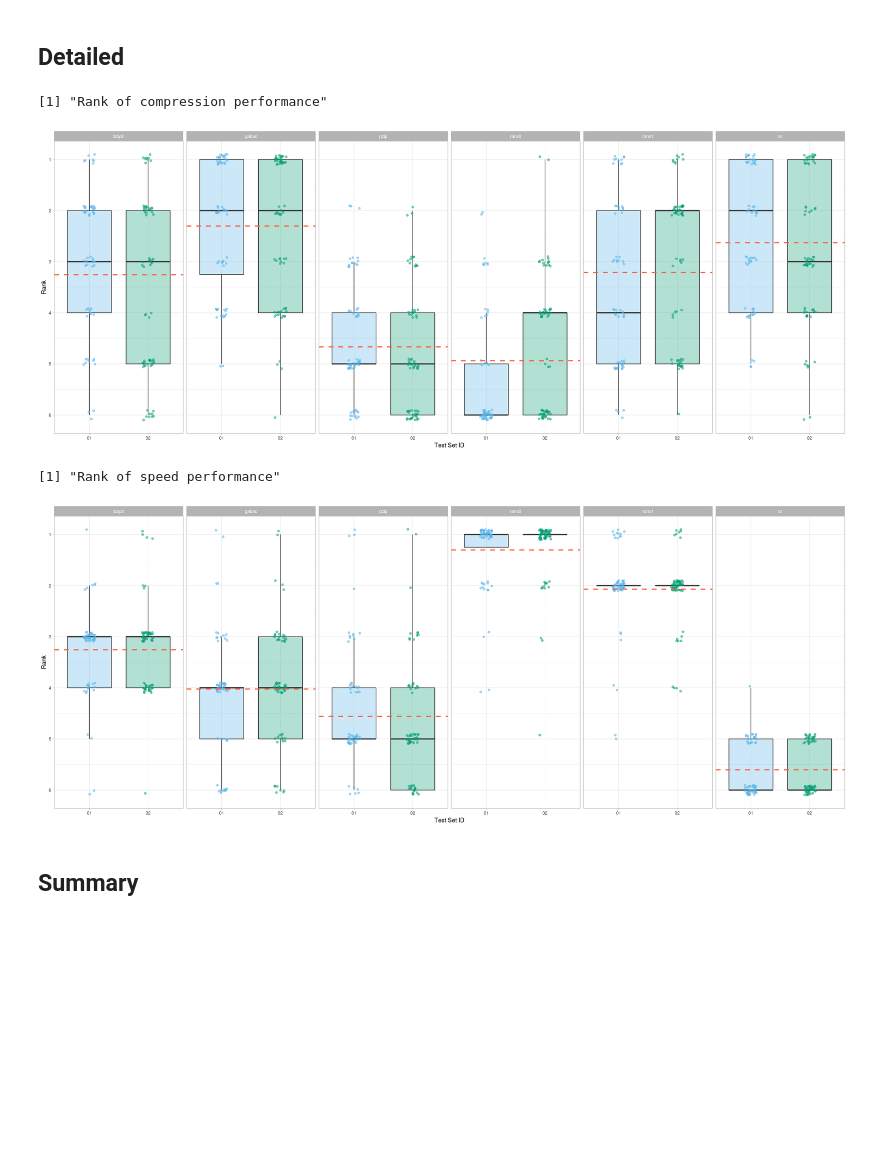
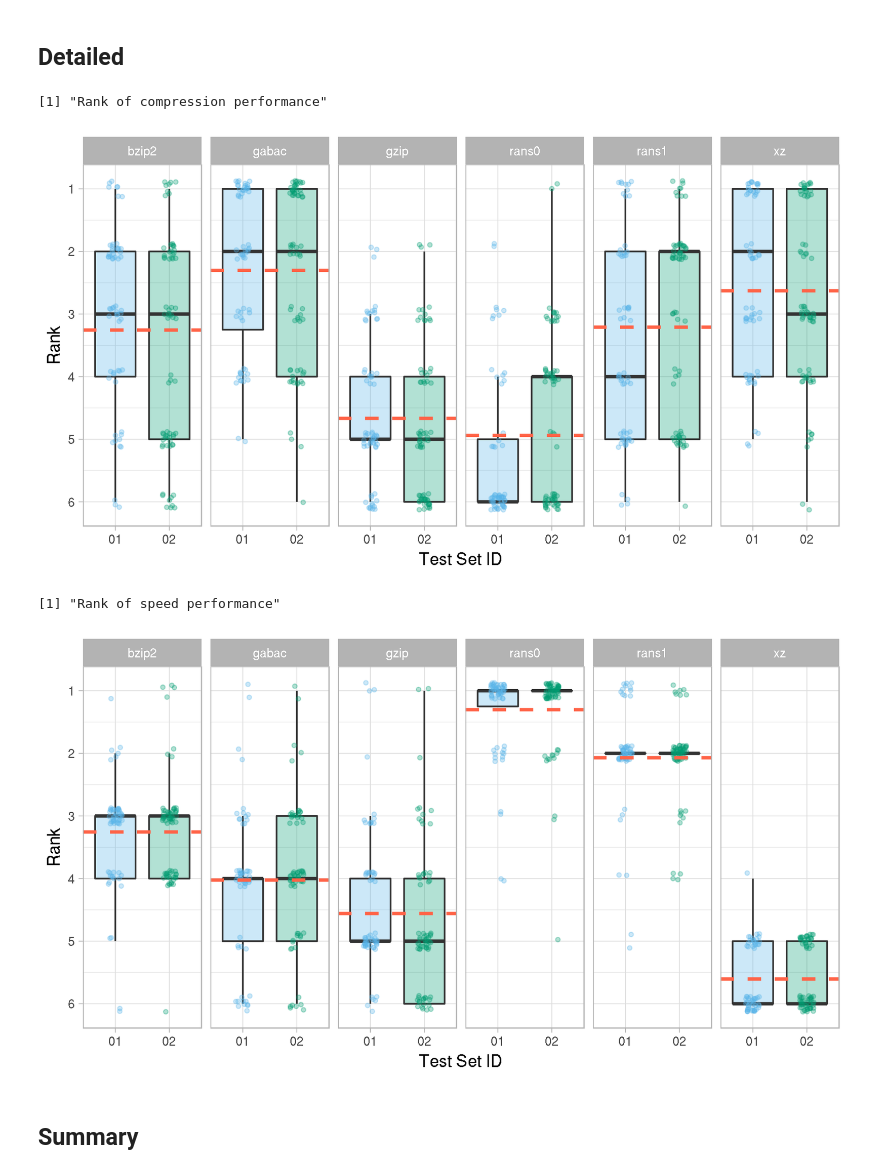
Before and after one commit to voges/gabac, a Jupyter notebook: scripts/codec_comparison/plots.ipynb, the cells around one changed output. Saved outputs shown, nothing was run; the diff lists cells and outputs as text; code cells hidden in the pictures; blank space fills up the shorter version.

Commit message:
New plots

```diff
--- a/scripts/codec_comparison/plots.ipynb
+++ b/scripts/codec_comparison/plots.ipynb
@@ -84,42 +84,42 @@ cbPalette <- c("#56B4E9", "#009E73", "#999999", "#E69F00", "#F0E442", "#0072B2",
 print("Rank of compression performance")
 ggplot2::ggplot(dataframe, aes(x = as.factor(test_set), y = compression_rank)) +
   ggplot2::geom_boxplot(aes(fill = as.factor(test_set)), outlier.shape = NA, alpha = 0.3) +
-  ggplot2::geom_jitter(aes(color = as.factor(test_set)), size = 1.5, width = 0.1, height = 0.1, alpha = 0.5) +
+  ggplot2::geom_jitter(aes(color = as.factor(test_set)), size = 1, width = 0.13, height = 0.13, alpha = 0.3) +
   ggplot2::geom_hline(data = means, aes(yintercept = mean_compression_rank), linetype = "dashed", color = "tomato", size = 1) +
   ggplot2::scale_x_discrete(labels = function(x) stringr::str_pad(x, width = 2, pad = "0")) +
   ggplot2::scale_y_reverse(breaks = c(1:6), labels = c(1:6)) +
   ggplot2::facet_grid(cols = vars(codec)) +
   ggplot2::theme_light() +
   ggplot2::scale_fill_manual(values = cbPalette) +
   ggplot2::scale_colour_manual(values = cbPalette) +
   ggplot2::theme(legend.position = "none") +
   ggplot2::labs(x = "Test Set ID", y = "Rank") +
-  ggplot2::ggsave(file = "Rank_of_compression_performance.png", width = 50, height = 20, units = "cm") +
-  ggplot2::ggsave(file = "Rank_of_compression_performance.pdf", width = 50, height = 20, units = "cm")
+  ggplot2::ggsave(file = "Rank_of_compression_performance.png", width = 18, height = 10, units = "cm") +
+  ggplot2::ggsave(file = "Rank_of_compression_performance.pdf", width = 18, height = 10, units = "cm")
 display_png(file = "Rank_of_compression_performance.png")
 
 # Rank of speed performance
 print("Rank of speed performance")
 ggplot2::ggplot(dataframe, aes(x = as.factor(test_set), y = compression_speed_rank)) +
   ggplot2::geom_boxplot(aes(fill = as.factor(test_set)), outlier.shape = NA, alpha = 0.3) +
-  ggplot2::geom_jitter(aes(color = as.factor(test_set)), size = 1.5, width = 0.1, height = 0.1, alpha = 0.5) +
+  ggplot2::geom_jitter(aes(color = as.factor(test_set)), size = 1, width = 0.13, height = 0.13, alpha = 0.3) +
   ggplot2::geom_hline(data = means, aes(yintercept = mean_compression_speed_rank), linetype = "dashed", color = "tomato", size = 1) +
   ggplot2::scale_x_discrete(labels = function(x) stringr::str_pad(x, width = 2, pad = "0")) +
   ggplot2::scale_y_reverse(breaks = c(1:6), labels = c(1:6)) +
   ggplot2::facet_grid(cols = vars(codec)) +
   ggplot2::theme_light() +
   ggplot2::scale_fill_manual(values = cbPalette) +
   ggplot2::scale_colour_manual(values = cbPalette) +
   ggplot2::theme(legend.position = "none") +
   ggplot2::labs(x = "Test Set ID", y = "Rank") +
-  ggplot2::ggsave(file = "Rank_of_compression_speed_performance.png", width = 50, height = 20, units = "cm") +
-  ggplot2::ggsave(file = "Rank_of_compression_speed_performance.pdf", width = 50, height = 20, units = "cm")
+  ggplot2::ggsave(file = "Rank_of_compression_speed_performance.png", width = 18, height = 10, units = "cm") +
+  ggplot2::ggsave(file = "Rank_of_compression_speed_performance.pdf", width = 18, height = 10, units = "cm")
 display_png(file = "Rank_of_compression_speed_performance.png")
 # %% [output]
 [1] "Rank of compression performance"
-[figure, old version]
+[figure, new version]
 [1] "Rank of speed performance"
-[figure, old version]
+[figure, new version]
 # %% [markdown]
 ## Summary
 # %%
```
